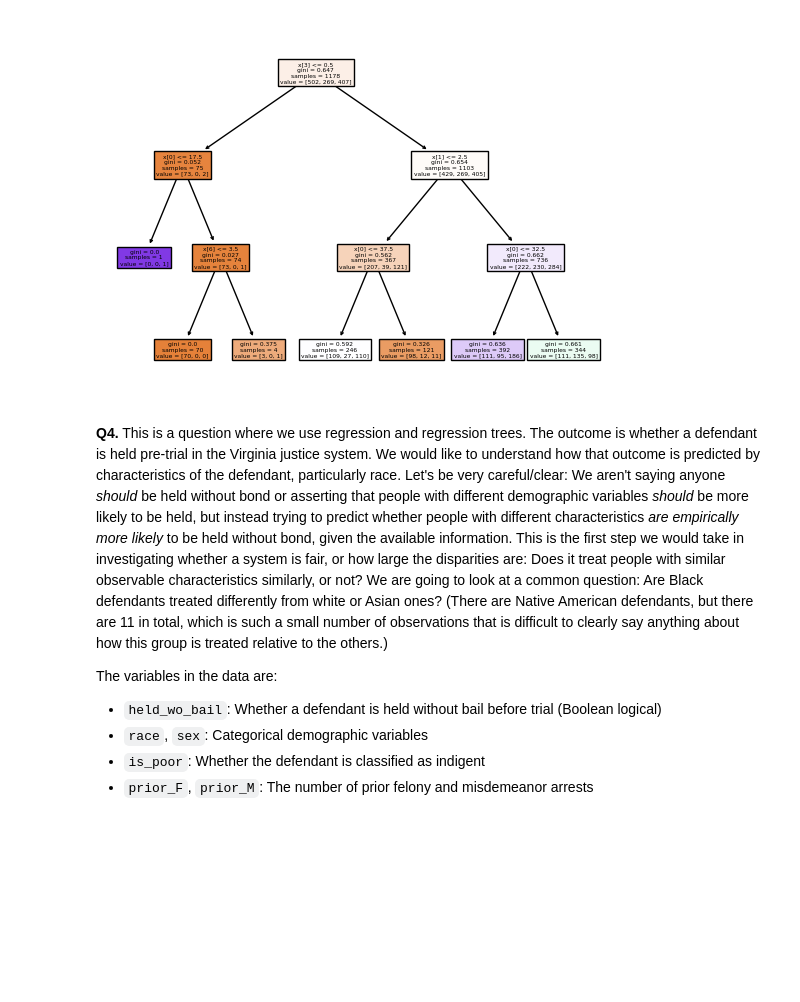
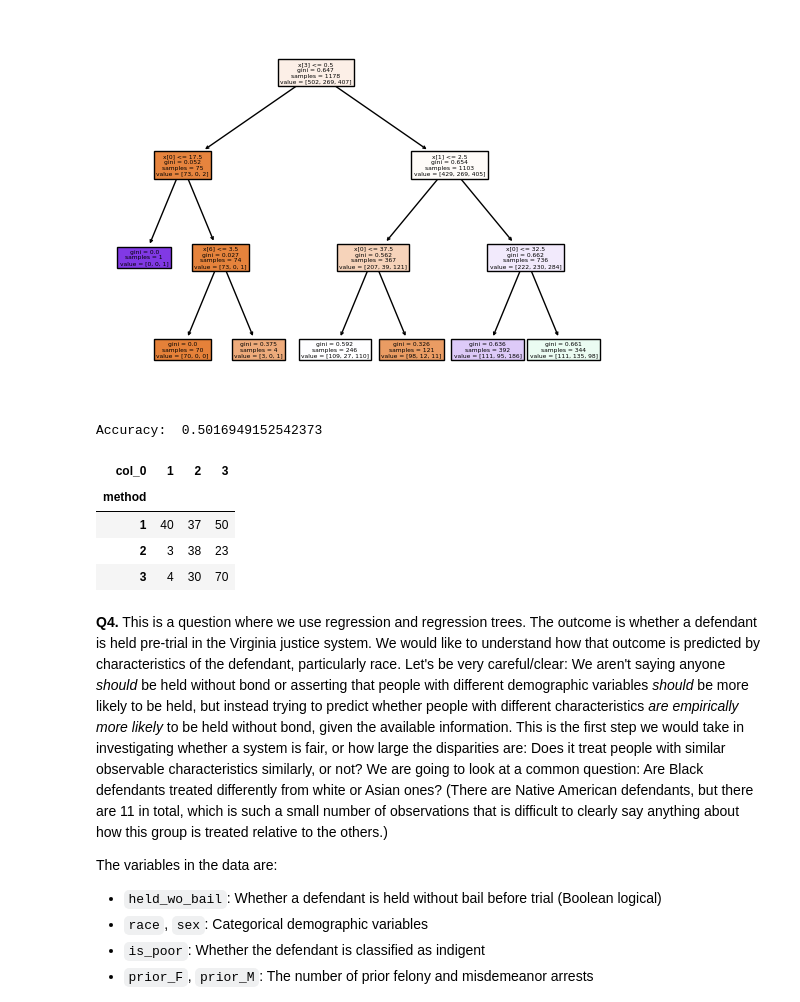
Before and after one commit to BAltenburger/assignment4, a Jupyter notebook: assignment4.ipynb, the cells around one changed output. Saved outputs shown, nothing was run; the diff lists cells and outputs as text; code cells hidden in the pictures; blank space fills up the shorter version.

```diff
--- a/assignment4.ipynb
+++ b/assignment4.ipynb
@@ -501,3 +501,16 @@ tree.plot_tree(cart,filled=True)
  Text(0.7692307692307693, 0.125, 'gini = 0.636\nsamples = 392\nvalue = [111, 95, 186]'),
  Text(0.9230769230769231, 0.125, 'gini = 0.661\nsamples = 344\nvalue = [111, 135, 98]')]
 [figure]
+# %%
+y_hat = cart.predict(X_test)
+tab = pd.crosstab(y_test,y_hat)
+acc = (tab.iloc[0,0]+tab.iloc[1,1]+tab.iloc[2,2])/(tab.iloc[0,0]+tab.iloc[1,1]+tab.iloc[2,2]+tab.iloc[0,1]+tab.iloc[0,2]+tab.iloc[1,0]+tab.iloc[1,2]+tab.iloc[2,0]+tab.iloc[2,1])
+print('Accuracy: ', acc, '\n')
+pd.crosstab(y_test,y_hat)
+# %% [output]
+Accuracy:  0.5016949152542373
+| col_0 | 1 | 2 | 3 |
+| method |  |  |  |
+| 1 | 40 | 37 | 50 |
+| 2 | 3 | 38 | 23 |
+| 3 | 4 | 30 | 70 |
```
Also changed, not shown: parts of 2 cells of this notebook.
